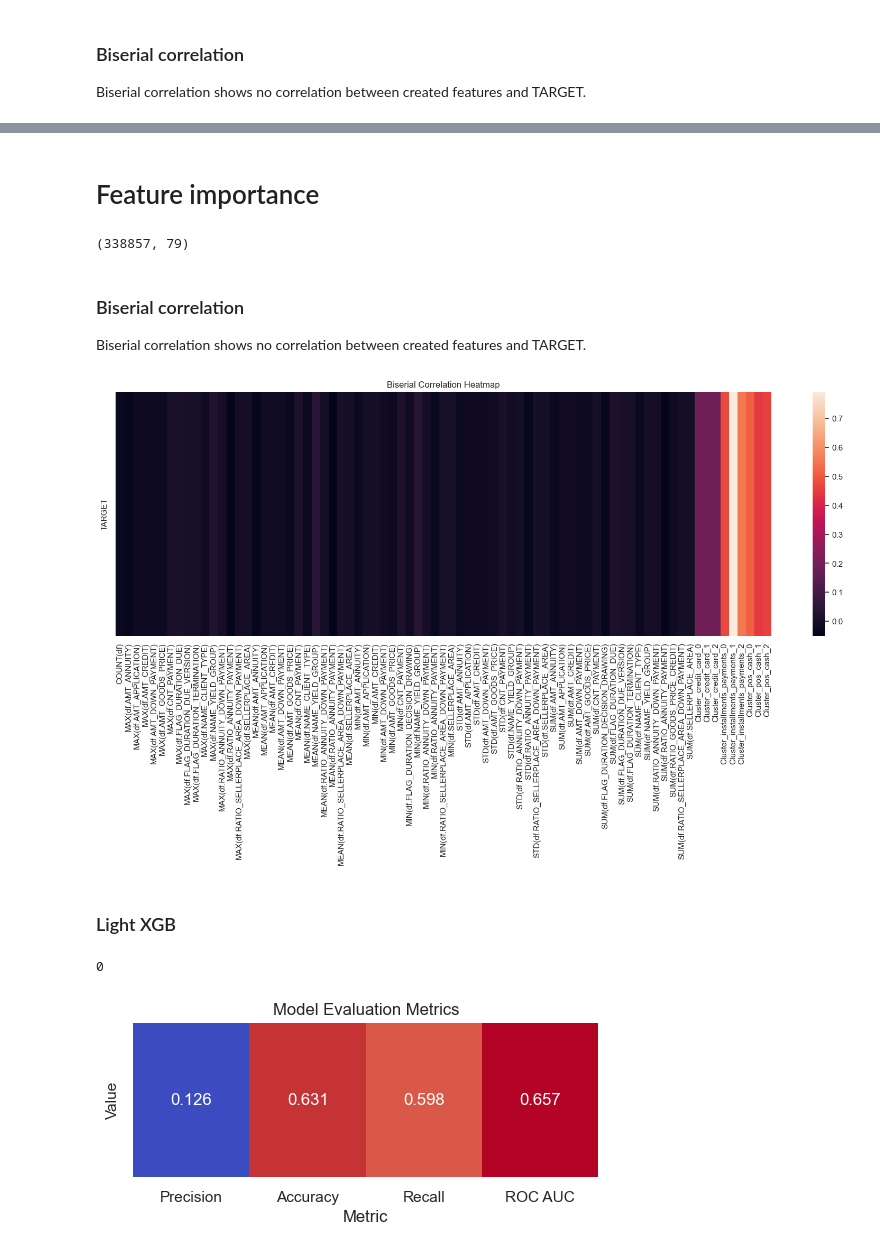
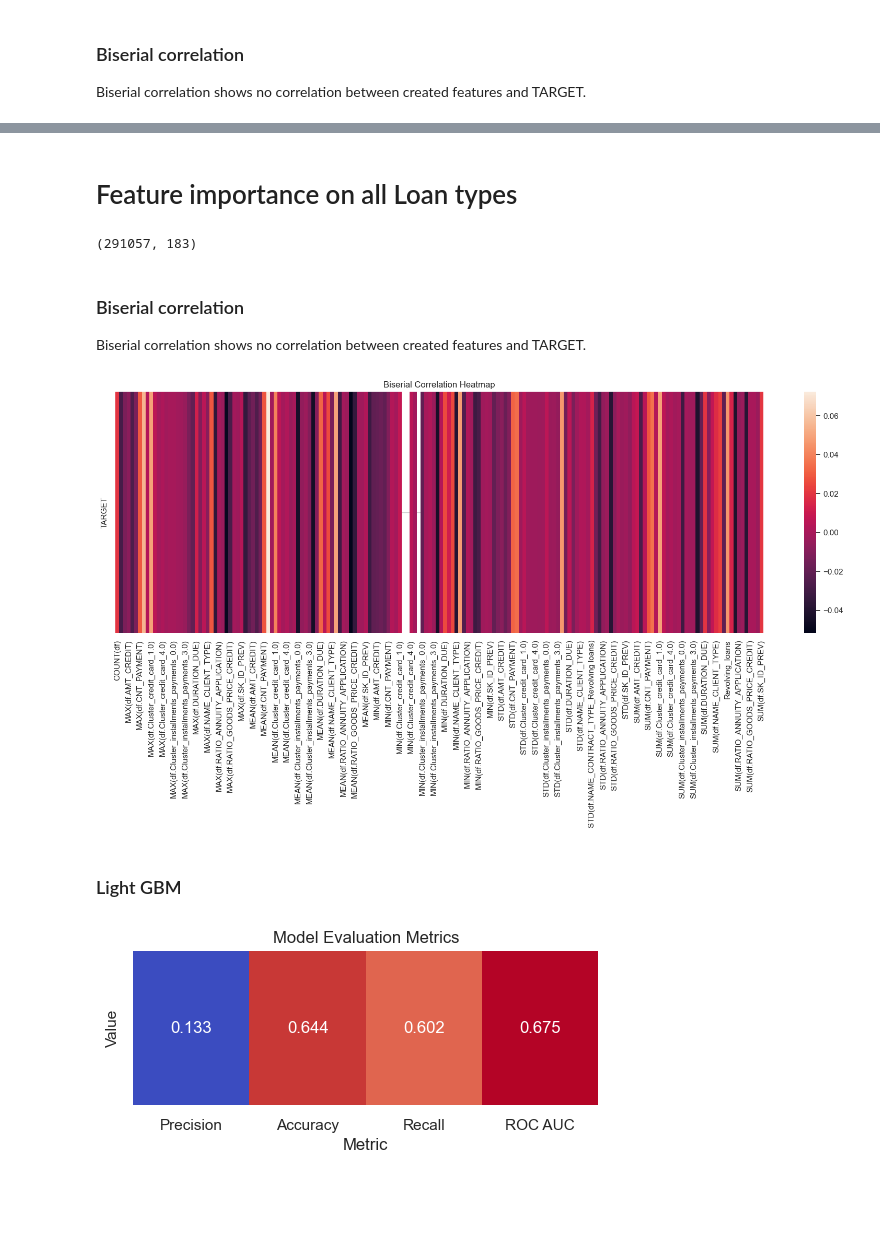
Before and after one commit to gkukse/Home-Credit-Default-Risk, a Jupyter notebook: 3_Feature_Selection_Previous_Application.ipynb, the cells around one changed output, grey strips where cells are left out. Saved outputs shown, nothing was run; the diff lists cells and outputs as text; code cells hidden in the pictures; blank space fills up the shorter version.

```diff
--- a/3_Feature_Selection_Previous_Application.ipynb
+++ b/3_Feature_Selection_Previous_Application.ipynb
@@ -437,30 +322,49 @@ sub_data_clusters = duckdb.query("""
+# %%
+previous_application = previous_application[all_features + derivative_features + [
+    'SK_ID_PREV', 'SK_ID_CURR', 'NAME_CONTRACT_TYPE', 'Cluster_credit_card', 'Cluster_installments_payments']]
+previous_application_dummie = help_tool.dummy_columns(previous_application, [
+                                                      'NAME_CONTRACT_TYPE', 'Cluster_credit_card', 'Cluster_installments_payments'])
+previous_application_agg = help_model.aggregated_features(
+    previous_application_dummie, 'SK_ID_CURR')
 # %% [markdown]
-# Feature importance
+# Feature importance on all Loan types
 # %%
-sub_data_clusters = duckdb.query("""
+previous_application_agg = duckdb.query("""
 
              SELECT A.*, B.TARGET
-             FROM sub_data_clusters A
+             FROM previous_application_agg A
              LEFT JOIN application_train B
              ON A.SK_ID_CURR = B.SK_ID_CURR
 
              """).to_df()
 
-sub_data_clusters.shape
+previous_application_agg.shape
 # %% [output]
-(338857, 79)
+(291057, 183)
+# %%
+previous_application_agg.drop(columns=(
+    previous_application_agg.filter(
+        like='MAX(df.NAME_CONTRACT_TYPE_', axis=1).columns.to_list()
+    +
+    previous_application_agg.filter(
+        like='MIN(df.NAME_CONTRACT_TYPE_', axis=1).columns.to_list()
+    +
+    previous_application_agg.filter(
+        like='MEAN(df.NAME_CONTRACT_TYPE_', axis=1).columns.to_list()
+), inplace=True)
+# %%
+previous_application_agg.rename(columns={'SUM(df.NAME_CONTRACT_TYPE_Cash loans)': 'Cash_loans',
+                                         'SUM(df.NAME_CONTRACT_TYPE_Consumer loans)': 'Consumer_loans',
+                                         'SUM(df.NAME_CONTRACT_TYPE_Revolving loans)': 'Revolving_loans'}, inplace=True)
 # %% [markdown]
 ### Biserial correlation
 Biserial correlation shows no correlation between created features and TARGET.
 # %%
 plt.figure(figsize=(20, 6))
-help_stats.biserial_heatmap(sub_data_clusters.fillna(-1), sub_data_clusters.drop(columns=['SK_ID_CURR', 'TARGET']).columns.to_list(), ['TARGET'])
+help_stats.biserial_heatmap(previous_application_agg.fillna(-1), previous_application_agg.drop(
+    columns=['SK_ID_CURR', 'TARGET']).columns.to_list(), ['TARGET'])
 # %% [output]
-[figure, old version]
+[figure, new version]
 # %% [markdown]
-### Light XGB
+### Light GBM
-# %%
-sub_data_clusters.dropna(subset='TARGET')['TARGET'].isna().sum()
-# %% [output]
-0
 # %%
```
Also changed, not shown: parts of 74 cells of this notebook, 5 other files.
